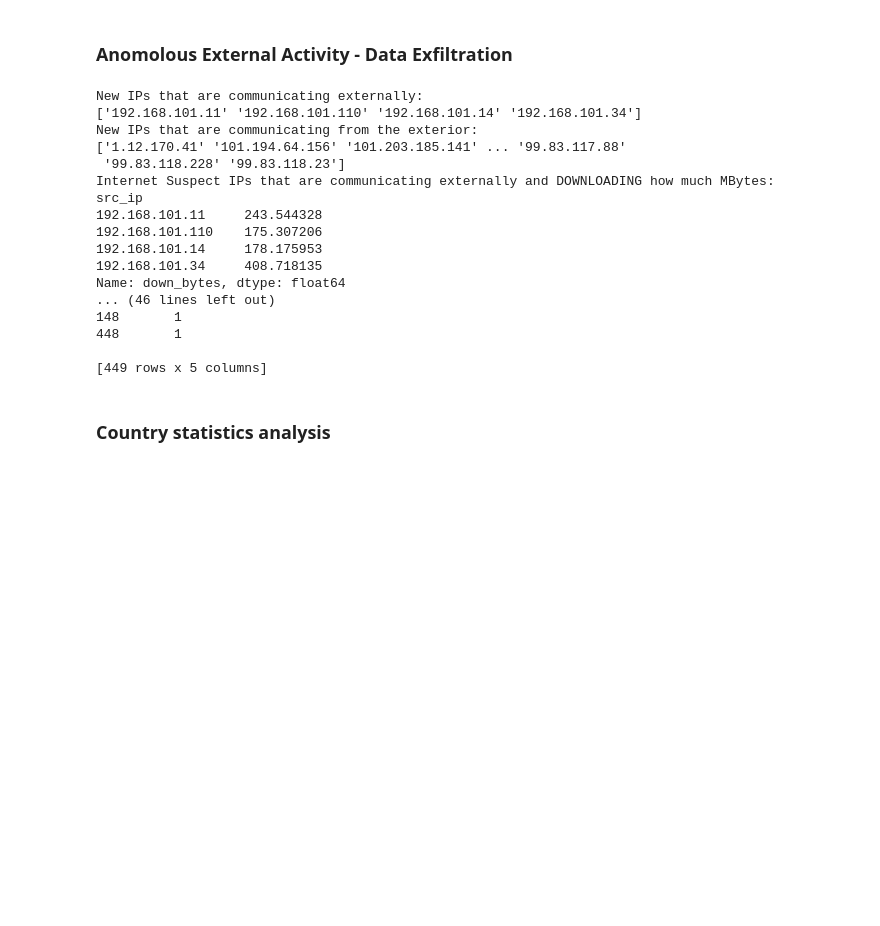
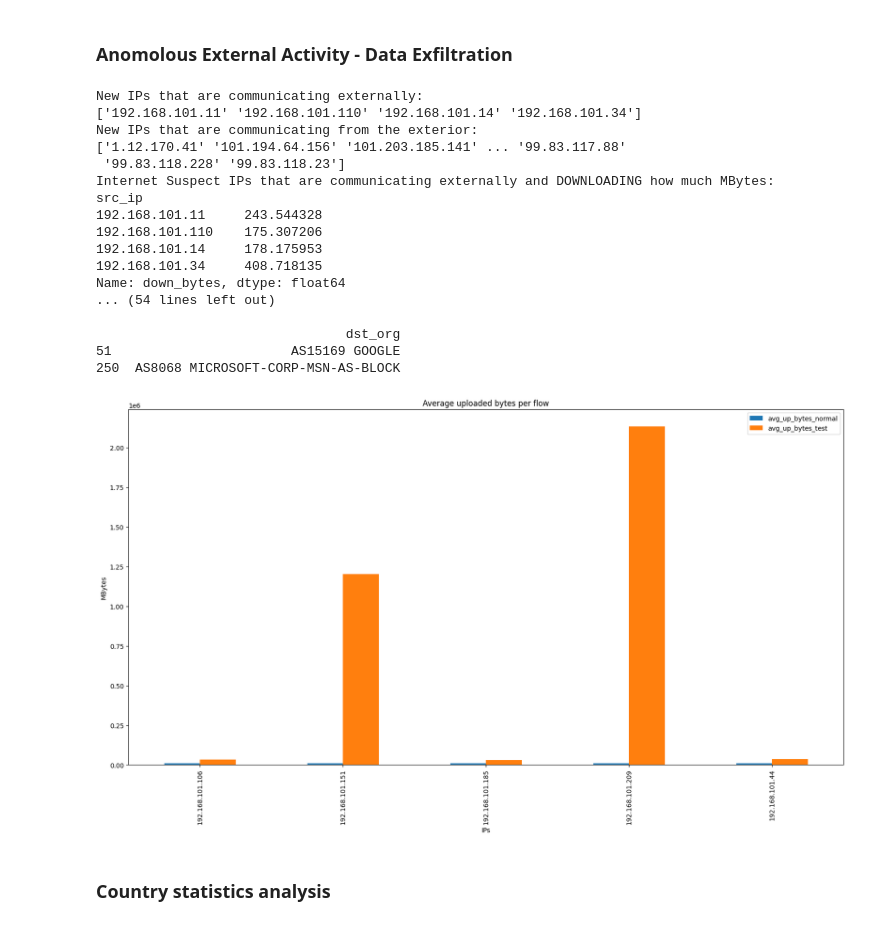
Before and after one commit to PedroRocha9/SRC, a Jupyter notebook: scripts/net-monitor.ipynb, the cells around one changed output. Saved outputs shown, nothing was run; the diff lists cells and outputs as text; code cells hidden in the pictures; blank space fills up the shorter version.

```diff
--- a/scripts/net-monitor.ipynb
+++ b/scripts/net-monitor.ipynb
@@ -891,32 +1000,33 @@ info_outside['increase'] = ((info_outside['counts_y'] - info_outside['counts_x']
 info_outside = info_outside[((info_outside['increase'] > 150) | (info_outside['increase'] == np.inf)) & (info_outside['counts_y'] > 50)]
 
 # Maybe should conclude something else or smtg at all here
+# Doesn't reach great values, therefore not alarming, I guess
 
 ## Data Exfiltration
 
 # Check the number of bytes uploaded
-normal_up = data.loc[(data['dst_ip']).str.startswith('192.168.101.')].groupby(['src_ip'])['up_bytes'].sum().reset_index(name='up_bytes')
+normal_up = data.loc[~(data['dst_ip']).str.startswith('192.168.101.')].groupby(['src_ip'])['up_bytes'].sum().reset_index(name='up_bytes')
 # Check the number of flows to the internet
-normal_flows = data.loc[(data['dst_ip']).str.startswith('192.168.101.')].groupby(['src_ip']).size().reset_index(name='counts')
+normal_flows = data.loc[~(data['dst_ip']).str.startswith('192.168.101.')].groupby(['src_ip']).size().reset_index(name='counts')
 
 # Check the number of bytes uploaded - test
-test_up = test.loc[(test['dst_ip']).str.startswith('192.168.101.')].groupby(['src_ip'])['up_bytes'].sum().reset_index(name='up_bytes')
+test_up = test.loc[~(test['dst_ip']).str.startswith('192.168.101.')].groupby(['src_ip'])['up_bytes'].sum().reset_index(name='up_bytes')
 # Check the number of flows to the internet - test
-test_flows = test.loc[(test['dst_ip']).str.startswith('192.168.101.')].groupby(['src_ip']).size().reset_index(name='counts')
+test_flows = test.loc[~(test['dst_ip']).str.startswith('192.168.101.')].groupby(['src_ip']).size().reset_index(name='counts')
 
 # Average uploaded bytes per flow
 normal_up = pd.merge(normal_up, normal_flows, on='src_ip', how='inner')
-normal_up['avg_up_bytes'] = normal_up['up_bytes'] / normal_flows['counts']
+normal_up['avg_up_bytes'] = normal_up['up_bytes'] / normal_up['counts']
 # Average uploaded bytes per flow - test
 test_up = pd.merge(test_up, test_flows, on='src_ip', how='inner')
-test_up['avg_up_bytes'] = test_up['up_bytes'] / test_flows['counts']
+test_up['avg_up_bytes'] = test_up['up_bytes'] / test_up['counts']
 
 # Merge to check differences -- Only increases of 50% or more
 up_bytes = pd.merge(normal_up, test_up, on='src_ip', how='inner')
 up_bytes = up_bytes[(up_bytes['avg_up_bytes_y'] > (up_bytes['avg_up_bytes_x']*1.5))]
 
 # Extract the destination IP where the up_bytes IP is communicating with
-exfilt = data.loc[(data['src_ip'].isin(up_bytes['src_ip'])) & (data['dst_ip'].str.startswith('192.168.101.'))]
+exfilt = data.loc[(data['src_ip'].isin(up_bytes['src_ip'])) & (~data['dst_ip'].str.startswith('192.168.101.'))]
 exfilt = exfilt[['src_ip', 'dst_ip']]
 # Add country and org
 exfilt['dst_cc'] = exfilt['dst_ip'].apply(lambda x: gi.country_code_by_addr(x))
@@ -929,41 +1039,59 @@ exfilt_up['up_bytes_normal'] = data.loc[(data['src_ip'].isin(exfilt['src_ip']))
 
 # Add the increase in percentage
 exfilt_up['increase'] = ((exfilt_up['up_bytes_exfiltered'] - exfilt_up['up_bytes_normal']) / exfilt_up['up_bytes_normal']) * 100
 
 # Remove the ones who transmitted less than 500MB
-exfilt_up_500MB = exfilt_up[exfilt_up['up_bytes_exfiltered'] > 500000000]
+exfilt_up_500MB = exfilt_up[exfilt_up['up_bytes_exfiltered'] > int(500e6) ]
 
 # Check who this source IP has communications with
 exfilt_500MB = test.loc[(test['src_ip'].isin(exfilt_up_500MB['src_ip'])) & (~test['dst_ip'].str.startswith('192.168.101.'))]
-# Add country and org
-exfilt_500MB['dst_cc'] = exfilt_500MB['dst_ip'].apply(lambda x: gi.country_code_by_addr(x))
-exfilt_500MB['dst_org'] = exfilt_500MB['dst_ip'].apply(lambda x: gi2.org_by_addr(x))
 
 # Join the pairs src_ip - dst_ip with number of flows
 exfilt_500MB = exfilt_500MB.groupby(['src_ip', 'dst_ip']).size().reset_index(name='counts')
 
 # Get the uploaded bytes from the pairs (src_ip - dst_ip)
 _upload_bytes = test.loc[(test['src_ip'].isin(exfilt_500MB['src_ip'])) & (test['dst_ip'].isin(exfilt_500MB['dst_ip']))].groupby(['src_ip', 'dst_ip'])['up_bytes'].sum().reset_index(name='up_bytes')
+
 # Merge the info about exfiltration
 exfilt_500MB = pd.merge(exfilt_500MB, _upload_bytes, on=['src_ip', 'dst_ip'], how='inner')
+
+# keep the ones with more than 500MB
+exfilt_500MB = exfilt_500MB[exfilt_500MB['up_bytes'] > int(500e6)]
+
+# Add the country and org
+exfilt_500MB['dst_cc'] = exfilt_500MB['dst_ip'].apply(lambda x: gi.country_code_by_addr(x))
+exfilt_500MB['dst_org'] = exfilt_500MB['dst_ip'].apply(lambda x: gi2.org_by_addr(x))
+print("Exfiltration of more than 500MB: \n" + str(exfilt_500MB))
+
+# Plot the normal_up and test_up
+# Just the IPs included in exfilt_up
+upload_plot = pd.merge(normal_up, test_up, on='src_ip', how='inner')
+upload_plot = upload_plot[upload_plot['src_ip'].isin(exfilt_up['src_ip'])]
+upload_plot = upload_plot[['src_ip', 'avg_up_bytes_x', 'avg_up_bytes_y']].set_index('src_ip')
+# change legend names
+upload_plot = upload_plot.rename(columns={'avg_up_bytes_x': 'avg_up_bytes_normal', 'avg_up_bytes_y': 'avg_up_bytes_test'})
+upload_plot.plot.bar(figsize=(20,10), title="Average uploaded bytes per flow", xlabel="IPs", ylabel="MBytes")
+plt.savefig('./../plots/avg_uploaded_bytes_per_flow.png')
+plt.show()
 # %% [output]
 New IPs that are communicating externally:
 ['192.168.101.11' '192.168.101.110' '192.168.101.14' '192.168.101.34']
 New IPs that are communicating from the exterior:
 ['1.12.170.41' '101.194.64.156' '101.203.185.141' ... '99.83.117.88'
  '99.83.118.228' '99.83.118.23']
 Internet Suspect IPs that are communicating externally and DOWNLOADING how much MBytes:
 src_ip
 192.168.101.11     243.544328
 192.168.101.110    175.307206
 192.168.101.14     178.175953
 192.168.101.34     408.718135
 Name: down_bytes, dtype: float64
-... (46 lines left out)
-148       1
-448       1
+... (54 lines left out)
 
-[449 rows x 5 columns]
+                                dst_org
+51                       AS15169 GOOGLE
+250  AS8068 MICROSOFT-CORP-MSN-AS-BLOCK
+[figure, added]
 # %% [markdown]
 ### Country statistics analysis
 # %%
```
Also changed, not shown: parts of 15 cells of this notebook, 5 other files.
